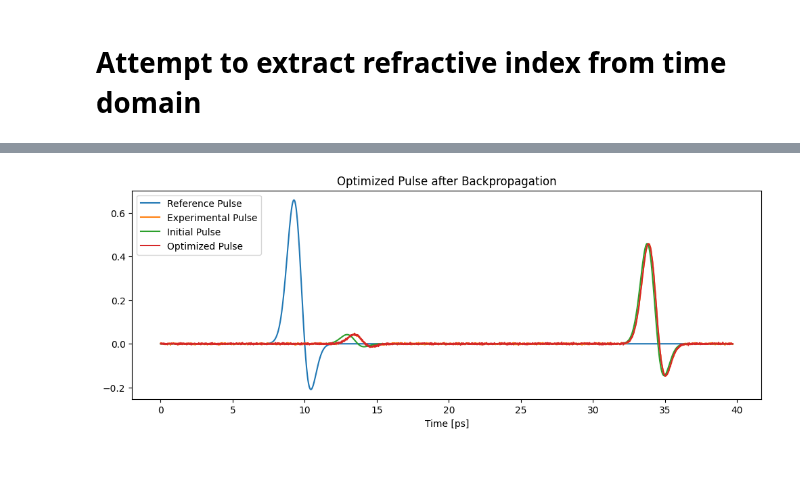
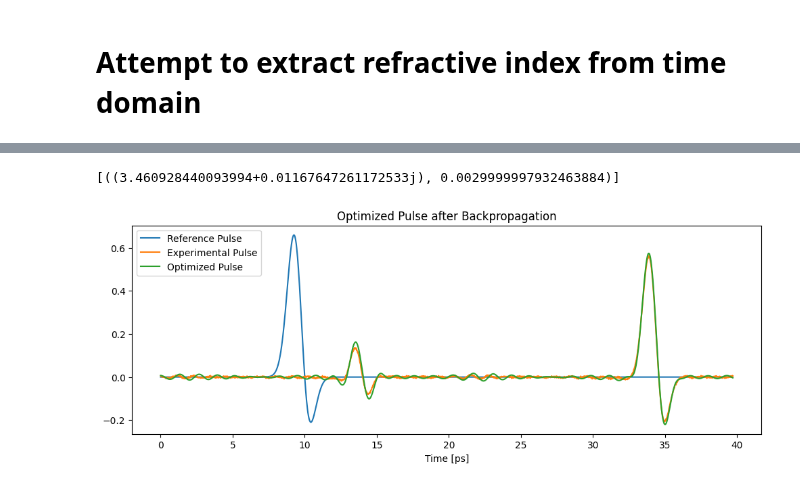
Before and after one commit to tls54/THz-TDS, a Jupyter notebook: Transfer Matrix Method/Time_domain_extraction.ipynb, the cells around one changed output, grey strips where cells are left out. Drawn from its saved outputs; the diff is of its cells as text; code cells hidden in the pictures.

Commit message:
Fixed Error of leaving k out of forward pass.
Gave alpha factor for loss boosting.

Successful Time domain extraction.

```diff
--- a/Transfer Matrix Method/Time_domain_extraction.ipynb
+++ b/Transfer Matrix Method/Time_domain_extraction.ipynb
@@ -16,7 +16,7 @@ L = 2**11  # Number of time points
 reference_pulse = simulate_reference(L, deltat)
 
 # Experimental material parameters (ground truth)
-material_params_exp = [(3.46, 3 * 1e-3)]
+material_params_exp = [(3.46+0.01j, 3 * 1e-3)]
 
 # Simulate the experimental data
 t_axis = np.arange(0, L * deltat, deltat)
@@ -34,10 +34,10 @@ plt.show()
 # %%
 # Initial guesses
-n_init, k_init, D_init = 3.45, 0, 3e-3
+n_init, k_init, D_init = 3.45, 0.015, 3e-3
 
 # Create and run the optimizer
 extractor = TimeDomainExtractor(reference_pulse, experimental_pulse, deltat, n_init, k_init, D_init, lr=0.01)
-optimized_n, optimized_k, optimized_D = extractor.optimize(num_iterations=100, updates=10)
+optimized_n, optimized_k, optimized_D = extractor.optimize(num_iterations=100, updates=10, alpha=1)
 
 initial_params = [(n_init + 1j*k_init, D_init)]
 initial_pulse = simulate_parallel(reference_pulse, initial_params, deltat)[1][:L]
@@ -55,16 +56,21 @@ Iteration 90, Loss: 7.37920418032445e-05, n: 3.4579362869262695, k: 0.0, D: 0.00
 # %%
+best_params = [(optimized_n + 1j*optimized_k, optimized_D)]
+print(best_params)
+best_pulse = simulate_parallel(reference_pulse, best_params, deltat)[1][:L]
+
 # Plot results
 plt.figure(figsize=(12, 4))
 plt.plot(t_axis * 1e12, reference_pulse, label='Reference Pulse')
 plt.plot(t_axis * 1e12, experimental_pulse.detach().cpu().numpy(), label='Experimental Pulse')
-plt.plot(t_axis * 1e12, initial_pulse.detach().cpu().numpy(), label='Initial Pulse')
-plt.plot(t_axis * 1e12, extractor.forward().detach().numpy(), label='Optimized Pulse')
+#plt.plot(t_axis * 1e12, initial_pulse.detach().cpu().numpy(), label='Initial Pulse')
+plt.plot(t_axis * 1e12, best_pulse.detach().numpy(), label='Optimized Pulse')
 plt.xlabel('Time [ps]')
 plt.legend()
 plt.title('Optimized Pulse after Backpropagation')
 plt.show()
 # %% [output]
+[((3.460928440093994+0.01167647261172533j), 0.0029999997932463884)]
-[figure, old version]
+[figure, new version]
 # %%
 print(f'forward pass single run time: {extractor.forward_time}s')
 print(f'backwards pass single run time: {extractor.backwards_time}s')
```
Also changed, not shown: parts of 5 cells of this notebook, 1 other file.
